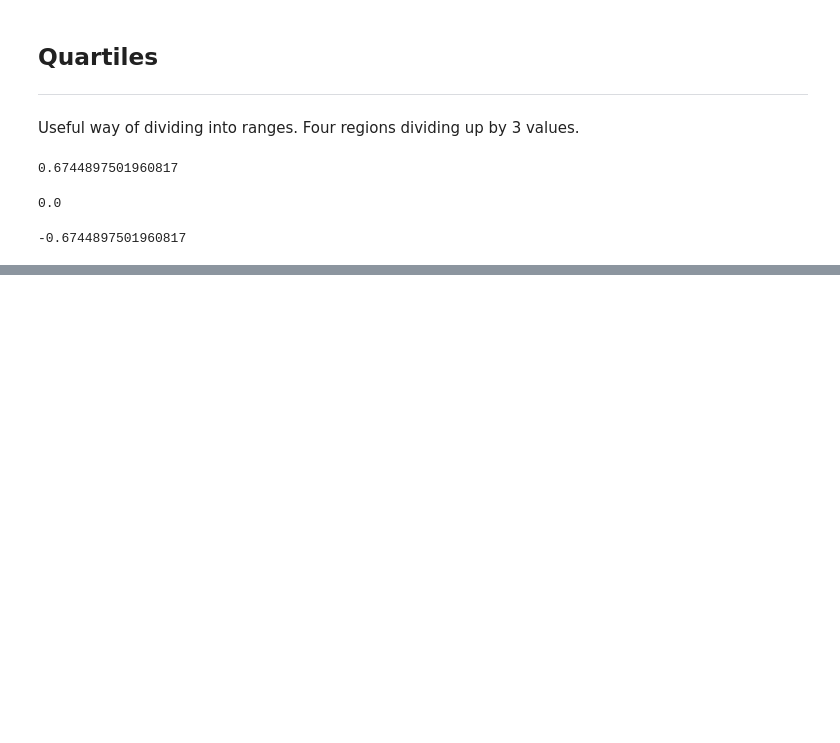
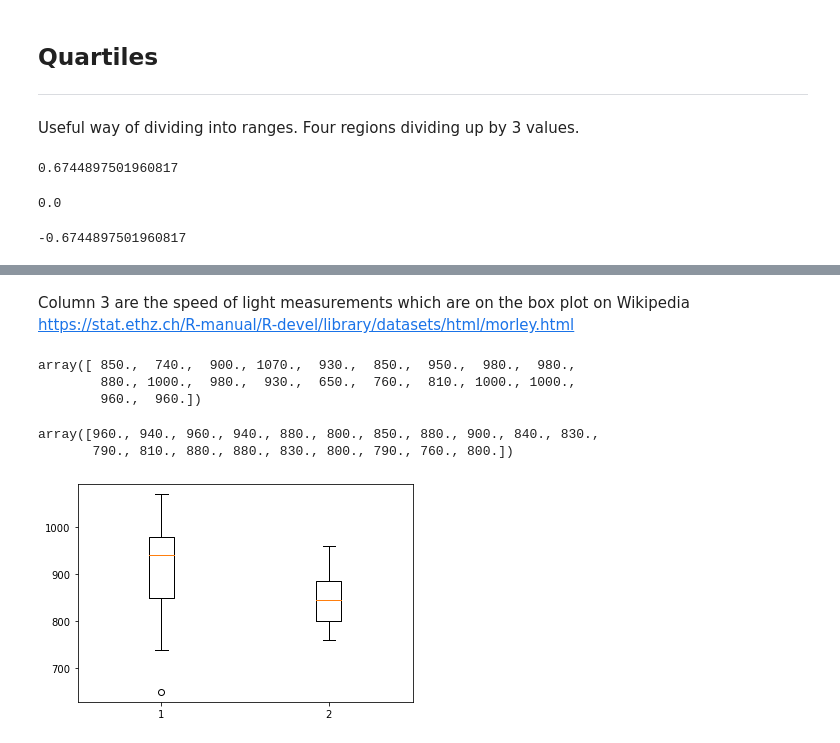
Before and after one commit to BreeTree/cow-way, a Jupyter notebook: Topic-04-notebook-BH.ipynb, the cells around one changed output, grey strips where cells are left out. Saved outputs shown, nothing was run; the diff lists cells and outputs as text; code cells hidden in the pictures; blank space fills up the shorter version.

```diff
--- a/Topic-04-notebook-BH.ipynb
+++ b/Topic-04-notebook-BH.ipynb
@@ -334,0 +345,7 @@ ss.norm().ppf(0.25)
+# %%
+# Read in the morley data.
+data = np.genfromtxt('data/morley.csv', skip_header=1, delimiter=',', deletechars='"')
+
+# Remove the first column.
+data = data[:,1:] #array within an array. First : > take everything, second 1: > skip first column
+data
@@ -334,0 +370,24 @@ ss.norm().ppf(0.25)
+# %% [markdown]
+Column 3 are the speed of light measurements which are on the box plot on Wikipedia
+https://stat.ethz.ch/R-manual/R-devel/library/datasets/html/morley.html
+# %%
+# Select the data for the first experiment
+exper_1 = data[:20, 2] # first 20 rows and variable 2 (in position 3)
+exper_1
+# %% [output]
+array([ 850.,  740.,  900., 1070.,  930.,  850.,  950.,  980.,  980.,
+        880., 1000.,  980.,  930.,  650.,  760.,  810., 1000., 1000.,
+        960.,  960.])
+# %%
+# Select the data for the second experiment
+exper_2 = data[20:40, 2] # first 20 rows and variable 2 (in position 3)
+exper_2
+# %% [output]
+array([960., 940., 960., 940., 880., 800., 850., 880., 900., 840., 830.,
+       790., 810., 880., 880., 830., 800., 790., 760., 800.])
+# %%
+# Create a box plot of 2 experiments
+plt.boxplot(np.array([exper_1, exper_2]).T); #creates a new numpy area, wrapped in a list to create a new array.
+# exper_1 and exper_2 is row 1 and row 2 but matplot lib wants it the other way around so use .T to transpose
+# %% [output]
+[figure, added]
```
Also changed, not shown: parts of 45 cells of this notebook, 1 other file.
